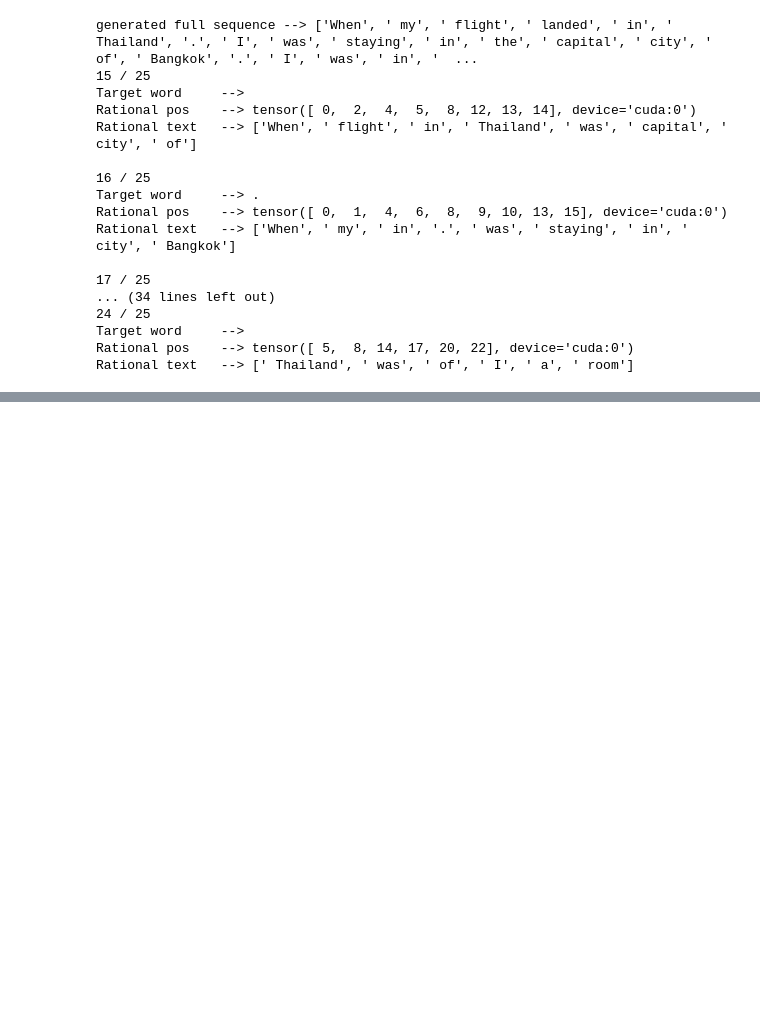
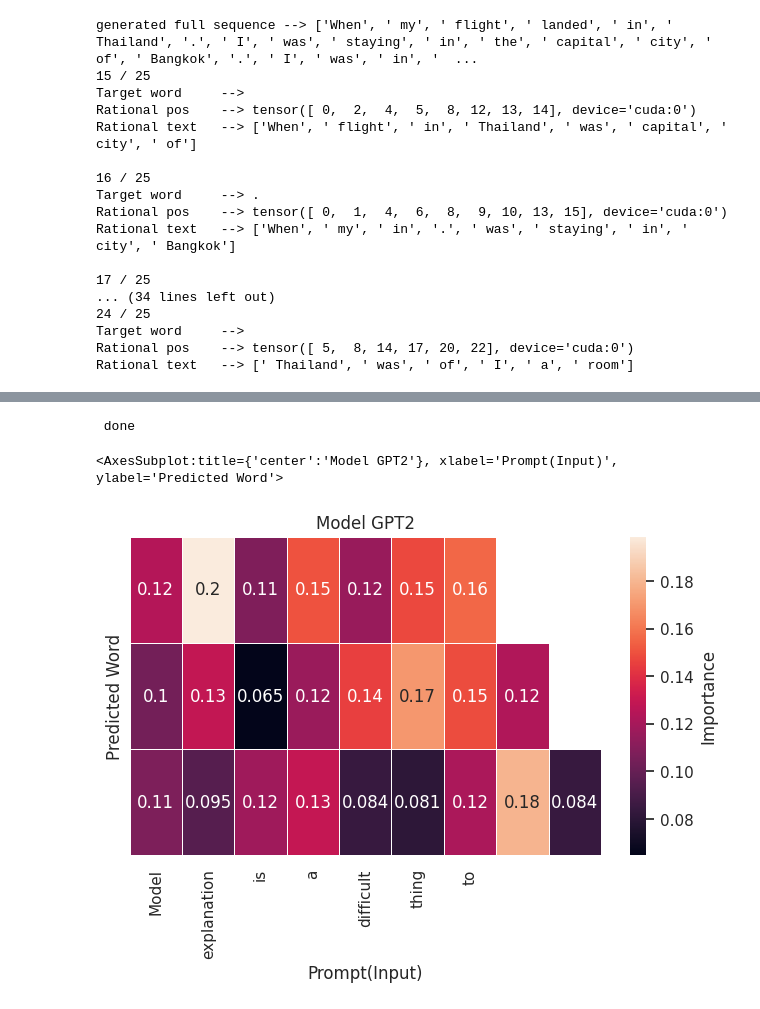
Before and after one commit to casszhao/ReAGent, a Jupyter notebook: src/rationalization/notebook.ipynb, the cells around one changed output, grey strips where cells are left out. Cells and saved outputs as stored; diff of their text form; code cells hidden in the pictures; blank space fills up the shorter version.

```diff
--- a/src/rationalization/notebook.ipynb
+++ b/src/rationalization/notebook.ipynb
@@ -134,0 +183,40 @@ s
+# %%
+
+#seaborn.set(rc={ 'figure.figsize': (30, 10) })
+
+# cmap = plt.cm.get_cmap('Reds').copy()
+# cmap.set_bad('midnightblue')      # color of mask on heatmap
+# cmap.set_under('midnightblue')
+
+s = sns.heatmap(
+    importance_score_map,
+    xticklabels=generated_texts[:-1],
+    yticklabels=generated_texts[len(generated_texts):],
+    annot=True,
+    mask=mask_bloo,
+    linewidth=.5,
+    cbar_kws={'label': 'Importance'}
+    )
+
+#axs.set(xlabel="Importance distribution", ylabel="Target")
+plt.title(f'Model GPT2')
+
+#axs.xaxis.tick_top()
+#s.set_axis_labels('Total Bill Amount ($)')
+plt.tight_layout()
+#s.set(xlabel="Importance distribution", ylabel="Target")
+#s.set_xlabel('Importance distribution')
+s.set_ylabel('Predicted Word')
+s.set_xlabel('Prompt(Input)')
+
+scatter_fig = s.get_figure()
+
+
+
+scatter_fig.savefig('../../visual/t2.png')
+print(' done')
+s
+# %% [output]
+ done
+<AxesSubplot:title={'center':'Model GPT2'}, xlabel='Prompt(Input)', ylabel='Predicted Word'>
+[figure, added]
```
Also changed, not shown: parts of 9 cells of this notebook, 1 other file.
